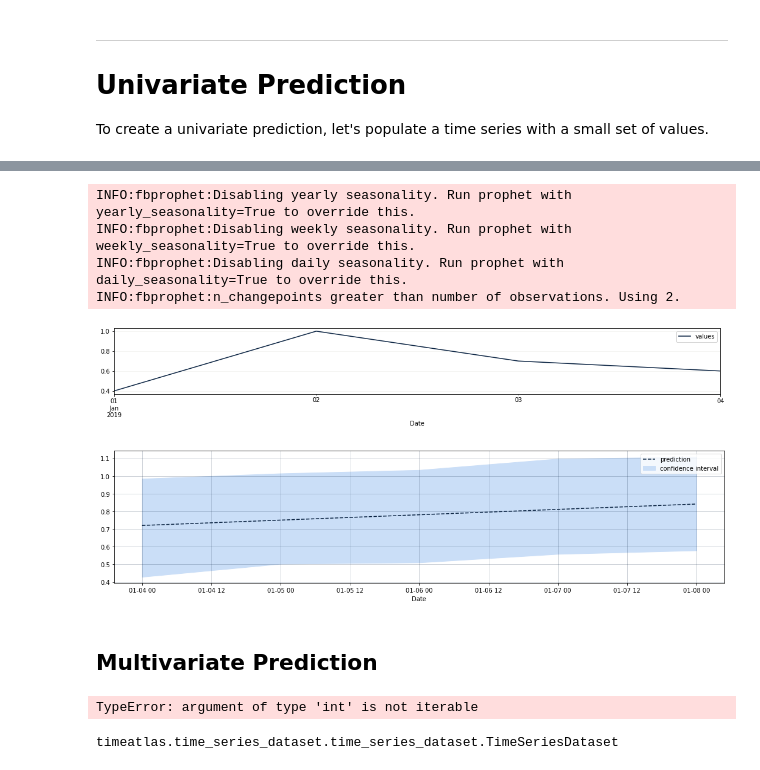
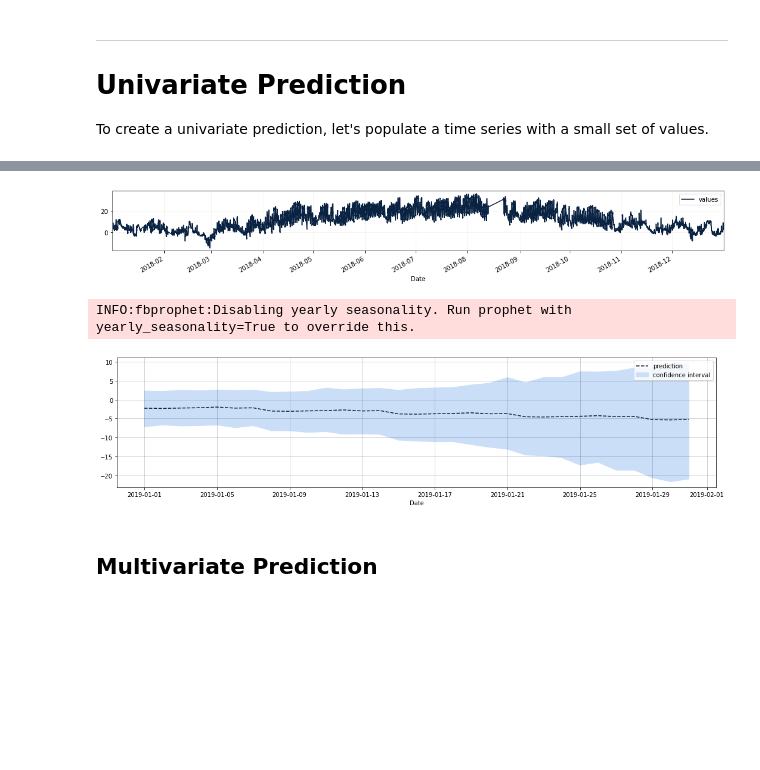
Before and after one commit to timeatlas-dev/timeatlas, a Jupyter notebook: notebooks/model-with-prophet.ipynb, the cells around one changed output, grey strips where cells are left out. Cells and saved outputs as stored; diff of their text form; code cells hidden in the pictures; blank space fills up the shorter version.

```diff
--- a/notebooks/model-with-prophet.ipynb
+++ b/notebooks/model-with-prophet.ipynb
@@ -39,0 +27,9 @@ ts
+# %%
+# Data Loading
+my_series = pd.read_csv("../data/bbdata-weather/4652.csv")
+my_series = pd.DataFrame(data=my_series["value"].values,
+                         index=pd.to_datetime(my_series["timestamp"]).values)
+my_series.index = my_series.index.round("S")
+# %%
+# Create TimeSeries
+ts = ta.TimeSeries(my_series)["2018"]
@@ -40,3 +40,7 @@ ts
+# %%
+ts.plot()
+# %% [output]
+[figure, added]
 # %%
 ## Model Creation
 m = ta.models.Prophet()
@@ -45,16 +49,11 @@ m = ta.models.Prophet()
 m.fit(ts)
 # %% [output]
 INFO:fbprophet:Disabling yearly seasonality. Run prophet with yearly_seasonality=True to override this.
-INFO:fbprophet:Disabling weekly seasonality. Run prophet with weekly_seasonality=True to override this.
-INFO:fbprophet:Disabling daily seasonality. Run prophet with daily_seasonality=True to override this.
-INFO:fbprophet:n_changepoints greater than number of observations. Using 2.
 # %%
 # Predict 4 days after the data's last time stamp
-Y_hat = m.predict('4 days')
-m.X_train.plot()
+Y_hat = m.predict('30 days')
 Y_hat.plot()
 # %% [output]
-[figure, old version]
+[figure, new version]
-[figure, removed]
 # %% [markdown]
 ## Multivariate Prediction
@@ -70,10 +59,0 @@ multivariate_model = ta.models.Prophet()
-# %%
-X_train, X_test = tsd.split_at("01-02-2020")
-
-multivariate_model.fit(X_train, 0)
-# %% [output]
-TypeError: argument of type 'int' is not iterable
-# %%
-type(tsd)
-# %% [output]
-timeatlas.time_series_dataset.time_series_dataset.TimeSeriesDataset
```
Also changed, not shown: parts of 36 cells of this notebook, 4 other files.
